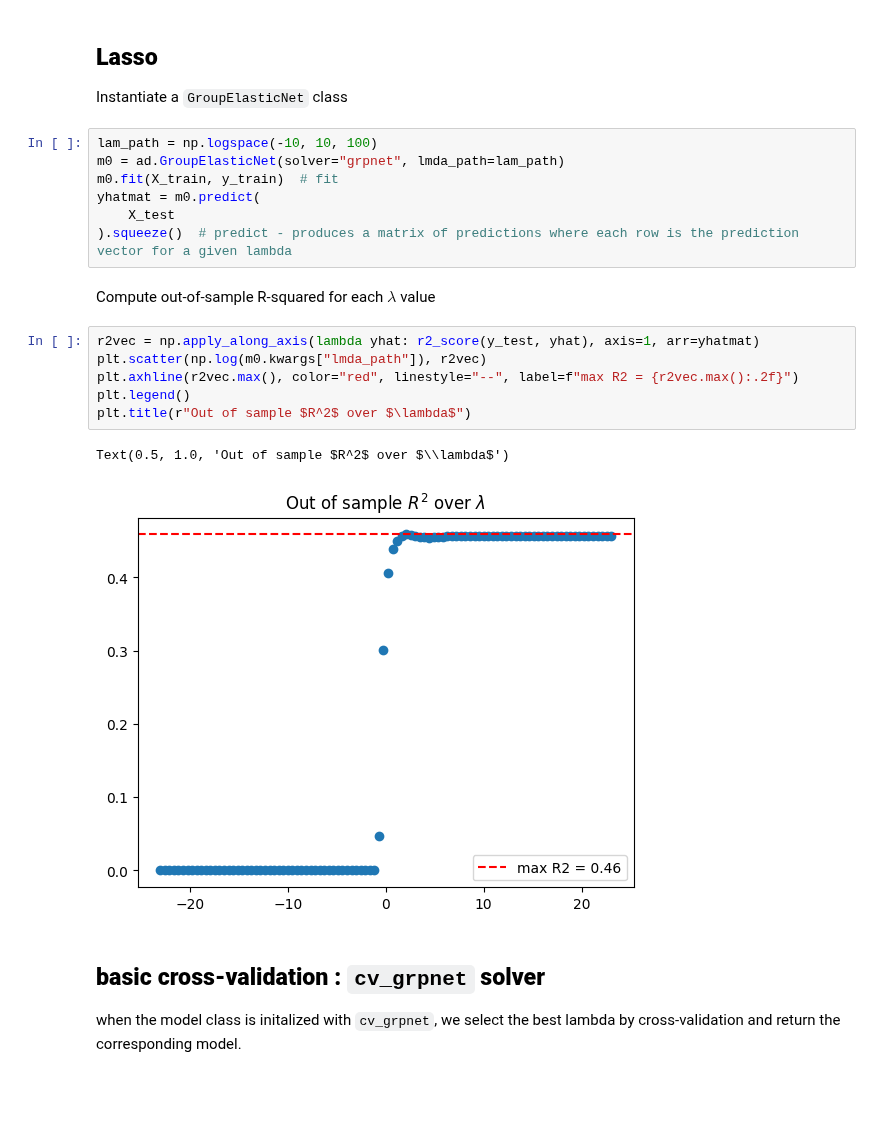
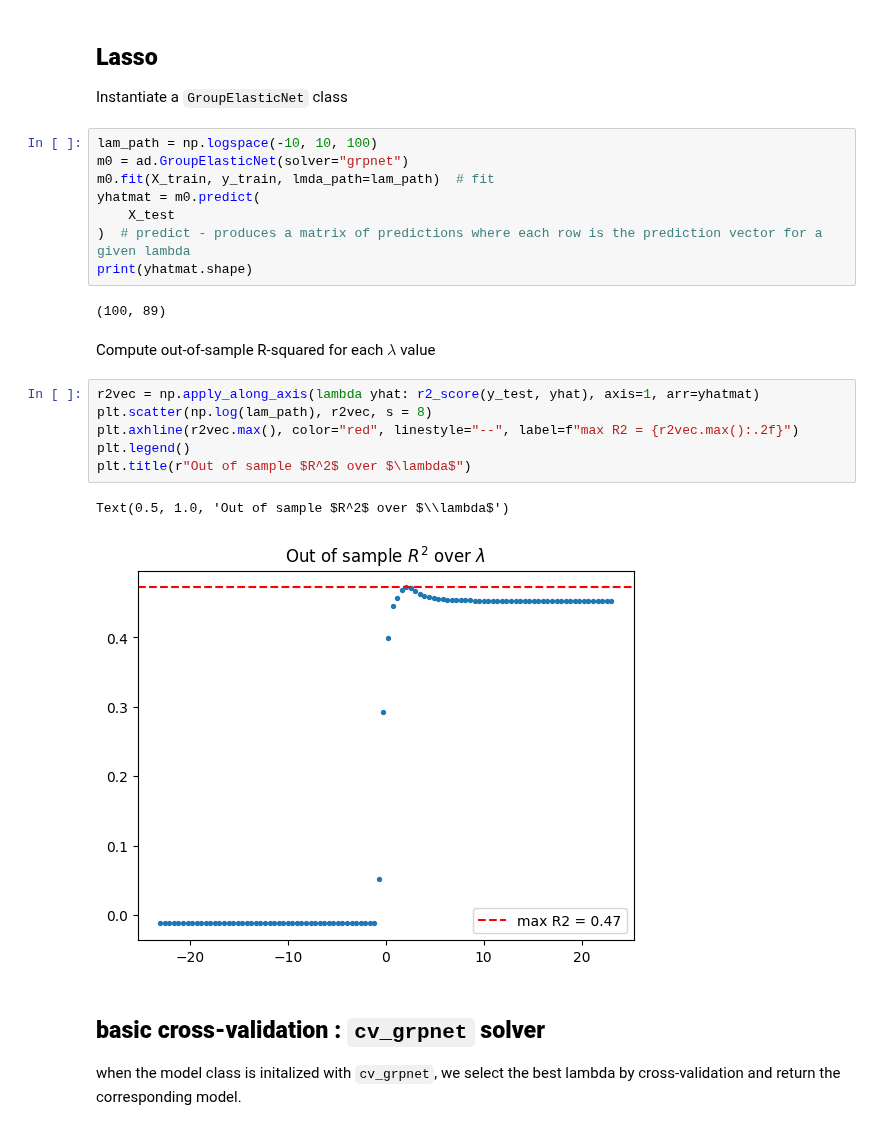
Before and after one commit to JamesYang007/adelie, a Jupyter notebook: docs/sphinx/user_guide/notebooks/sklearn_api.ipynb, the cells around one changed output. Drawn from its saved outputs; the diff is of its cells as text; blank space fills up the shorter version.

Commit message:
move kwargs to fit method for sklearn compat

```diff
--- a/docs/sphinx/user_guide/notebooks/sklearn_api.ipynb
+++ b/docs/sphinx/user_guide/notebooks/sklearn_api.ipynb
@@ -29,22 +30,25 @@ f.show()
 Instantiate a `GroupElasticNet` class
 # %%
 lam_path = np.logspace(-10, 10, 100)
-m0 = ad.GroupElasticNet(solver="grpnet", lmda_path=lam_path)
-m0.fit(X_train, y_train)  # fit
+m0 = ad.GroupElasticNet(solver="grpnet")
+m0.fit(X_train, y_train, lmda_path=lam_path)  # fit
 yhatmat = m0.predict(
     X_test
-).squeeze()  # predict - produces a matrix of predictions where each row is the prediction vector for a given lambda
+)  # predict - produces a matrix of predictions where each row is the prediction vector for a given lambda
+print(yhatmat.shape)
+# %% [output]
+(100, 89)
 # %% [markdown]
 Compute out-of-sample R-squared for each $\lambda$ value
 # %%
 r2vec = np.apply_along_axis(lambda yhat: r2_score(y_test, yhat), axis=1, arr=yhatmat)
-plt.scatter(np.log(m0.kwargs["lmda_path"]), r2vec)
+plt.scatter(np.log(lam_path), r2vec, s = 8)
 plt.axhline(r2vec.max(), color="red", linestyle="--", label=f"max R2 = {r2vec.max():.2f}")
 plt.legend()
 plt.title(r"Out of sample $R^2$ over $\lambda$")
 # %% [output]
 Text(0.5, 1.0, 'Out of sample $R^2$ over $\\lambda$')
-[figure, old version]
+[figure, new version]
 # %% [markdown]
 ## __basic cross-validation : `cv_grpnet` solver__
 
```
Also changed, not shown: parts of 4 cells of this notebook, 1 other file.
